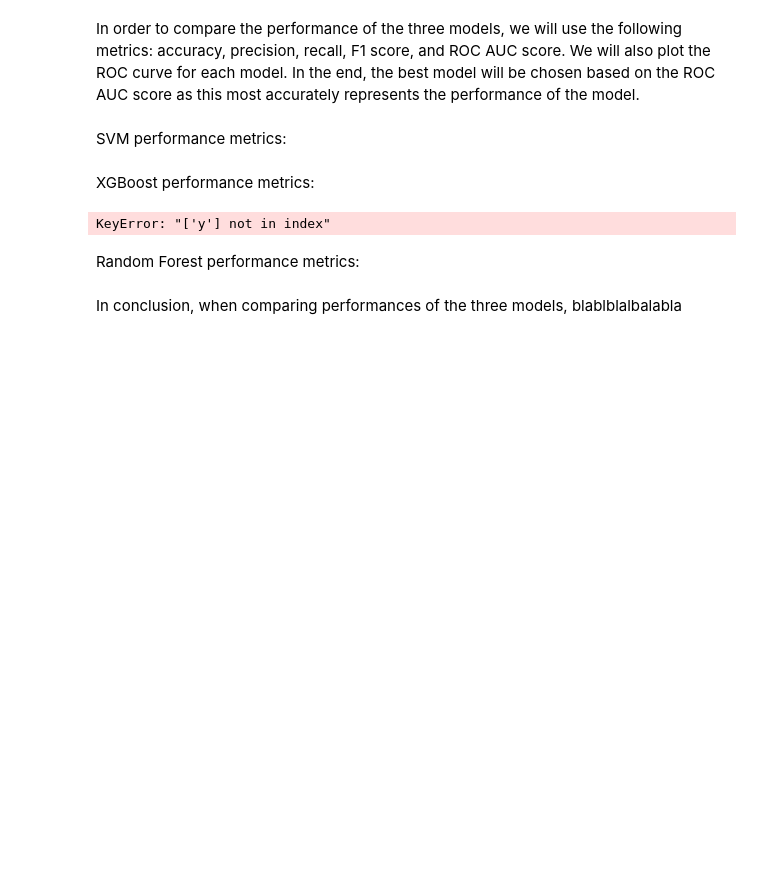
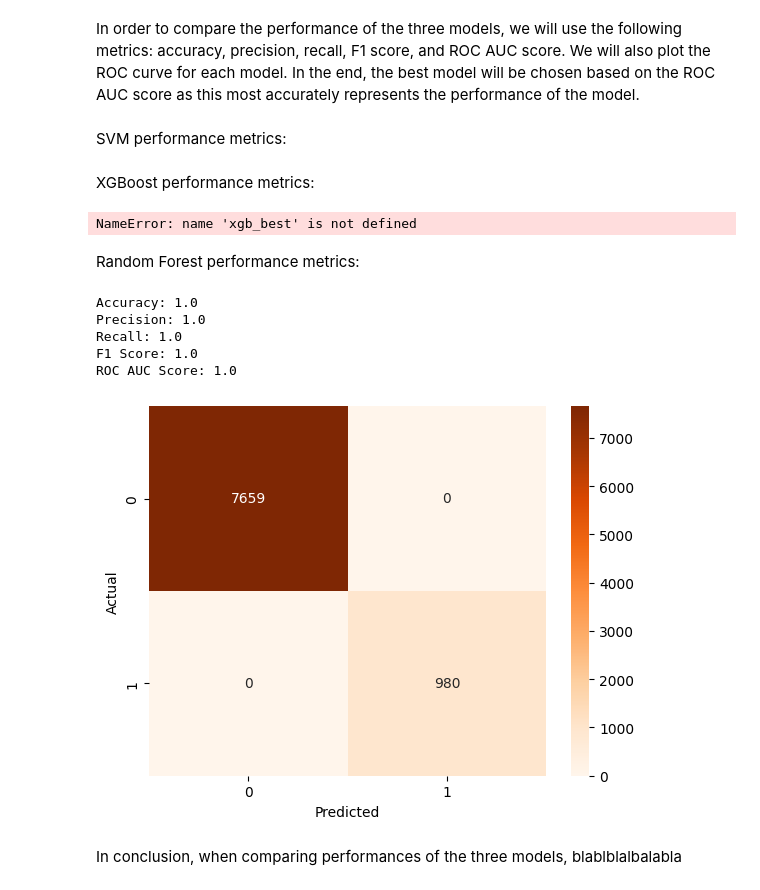
Before and after one commit to DSBE-Semester-A/DataMining, a Jupyter notebook: Assignment2/Assignment_2.ipynb, the cells around one changed output. Drawn from its saved outputs; the diff is of its cells as text; code cells hidden in the pictures; blank space fills up the shorter version.

Commit message:
random forest af

```diff
--- a/Assignment2/Assignment_2.ipynb
+++ b/Assignment2/Assignment_2.ipynb
@@ -810,0 +875,5 @@ Random Forest (Mila)
+# %%
+# Initialize the Random Forest Classifier with the best parameters
+rf_best = RandomForestClassifier(**grid_search.best_params_)
+rf_best = rf_best.fit(X_test, y_test)
+rf_best.score(X_test, y_test)
@@ -819,45 +913,50 @@ SVM performance metrics:
 # %% [markdown]
 XGBoost performance metrics:
 # %%
-#Predict the target variable
-y_pred_xgb = xgb_best.predict(df_upsampled[key_features])
+# Predict the target variable
+y_pred_xgb = xgb_best.predict(df_final[key_features].drop('y', axis=1))
 
 #Print evaluation measures
-print('Accuracy:', np.mean(df_upsampled['y_yes'] == y_pred_xgb))
-print('Precision:', precision_score(df_upsampled['y_yes'], y_pred_xgb))
-print('Recall:', recall_score(df_upsampled['y_yes'], y_pred_xgb))
-print('F1 Score:', f1_score(df_upsampled['y_yes'], y_pred_xgb))
-print('ROC AUC Score:', roc_auc_score(df_upsampled['y_yes'], y_pred_xgb))
+print('Accuracy:', np.mean(df_final['y'] == y_pred_xgb))
+print('Precision:', precision_score(df_final['y'], y_pred_xgb))
+print('Recall:', recall_score(df_final['y'], y_pred_xgb))
+print('F1 Score:', f1_score(df_final['y'], y_pred_xgb))
+print('ROC AUC Score:', roc_auc_score(df_final['y'], y_pred_xgb))
 
 #Visualize confusion matrix
-plt.figure(figsize=(8, 6));
-plt.title('Confusion Matrix: XGBoost');
+plt.figure(figsize=(8, 6))
+plt.title('Confusion Matrix: Random Forest')
 
-sns.heatmap(confusion_matrix(df_upsampled['y_yes'], y_pred_xgb), annot=True, fmt='d', cmap=plt.cm.Oranges);
-plt.xlabel('Predicted');
-plt.ylabel('Actual');
+sns.heatmap(confusion_matrix(df_final['y'], y_pred_xgb), annot=True, fmt='d', cmap=plt.cm.Oranges)
+plt.xlabel('Predicted')
+plt.ylabel('Actual')
+plt.show()
 # %% [output]
-KeyError: "['y'] not in index"
+NameError: name 'xgb_best' is not defined
 # %% [markdown]
 Random Forest performance metrics:
 # %%
-#Predict the target variable
-# -------------------MILA INSERT CODE HERE ----------------------
-# y_pred_rf =
+# Predict the target variable
+y_pred_rf = rf_best.predict(X_test)
 
-#Print evaluation measures
-print('Accuracy:', np.mean(df_upsampled['y_yes'] == y_pred_rf))
-print('Precision:', precision_score(df_upsampled['y_yes'], y_pred_rf))
-print('Recall:', recall_score(df_upsampled['y_yes'], y_pred_rf))
-print('F1 Score:', f1_score(df_upsampled['y_yes'], y_pred_rf))
-print('ROC AUC Score:', roc_auc_score(df_upsampled['y_yes'], y_pred_rf))
+# Print evaluation measures
+print('Accuracy:', np.mean(y_test == y_pred_rf))
+print('Precision:', precision_score(y_test, y_pred_rf))
+print('Recall:', recall_score(y_test, y_pred_rf))
+print('F1 Score:', f1_score(y_test, y_pred_rf))
+print('ROC AUC Score:', roc_auc_score(y_test, y_pred_rf))
 
-#Visualize confusion matrix
-plt.figure(figsize=(8, 6));
-plt.title('Confusion Matrix: Random Forest');
-
-sns.heatmap(confusion_matrix(df_upsampled['y_yes'], y_pred_rf), annot=True, fmt='d', cmap=plt.cm.Oranges);
-plt.xlabel('Predicted');
-plt.ylabel('Actual');
+# Visualize confusion matrix
+sns.heatmap(confusion_matrix(y_test, y_pred_rf), annot=True, fmt='d', cmap=plt.cm.Oranges)
+plt.xlabel('Predicted')
+plt.ylabel('Actual')
+plt.show()
+# %% [output]
+Accuracy: 1.0
+Precision: 1.0
+Recall: 1.0
+F1 Score: 1.0
+ROC AUC Score: 1.0
+[figure, added]
 # %% [markdown]
 In conclusion, when comparing performances of the three models, blablblalbalabla
```
Also changed, not shown: parts of 18 cells of this notebook, 1 other file.
